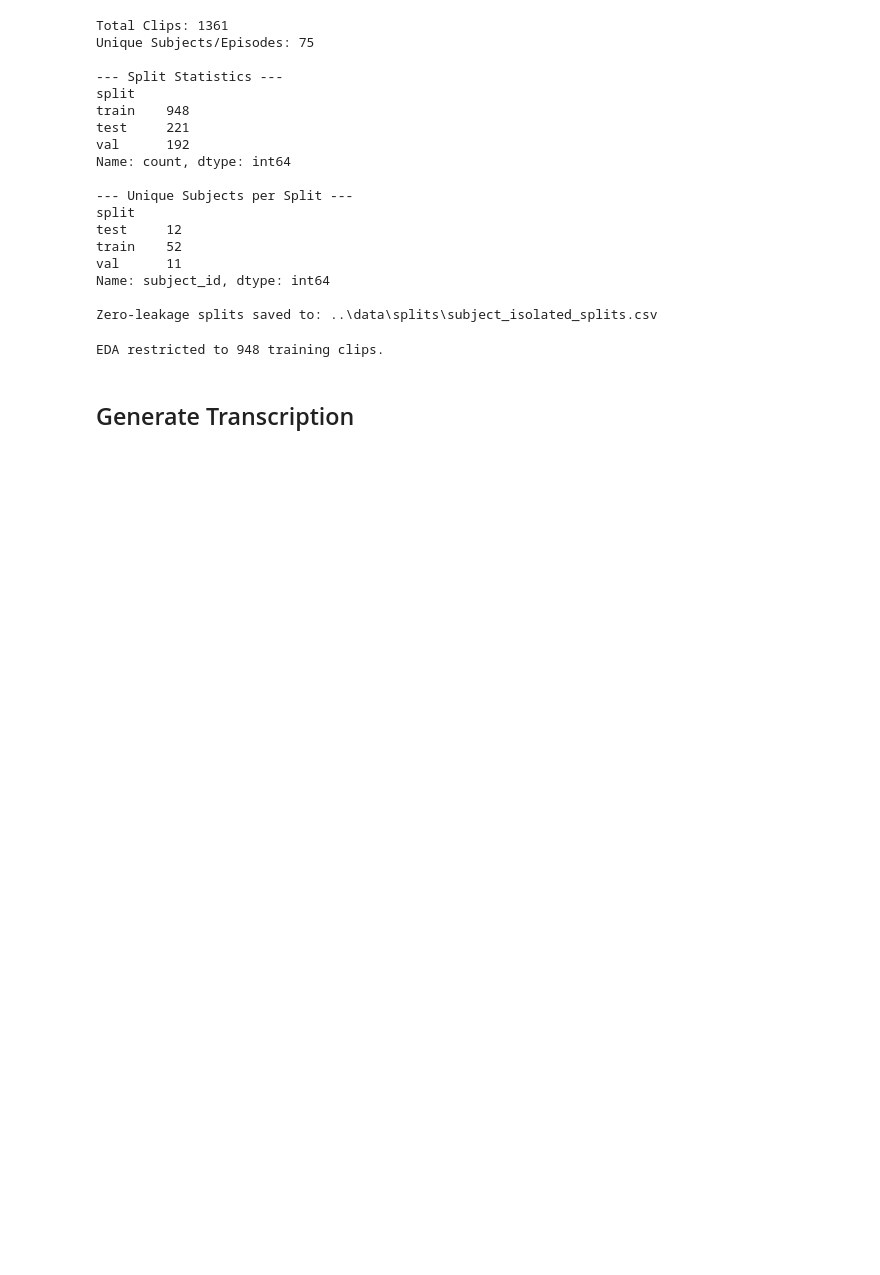
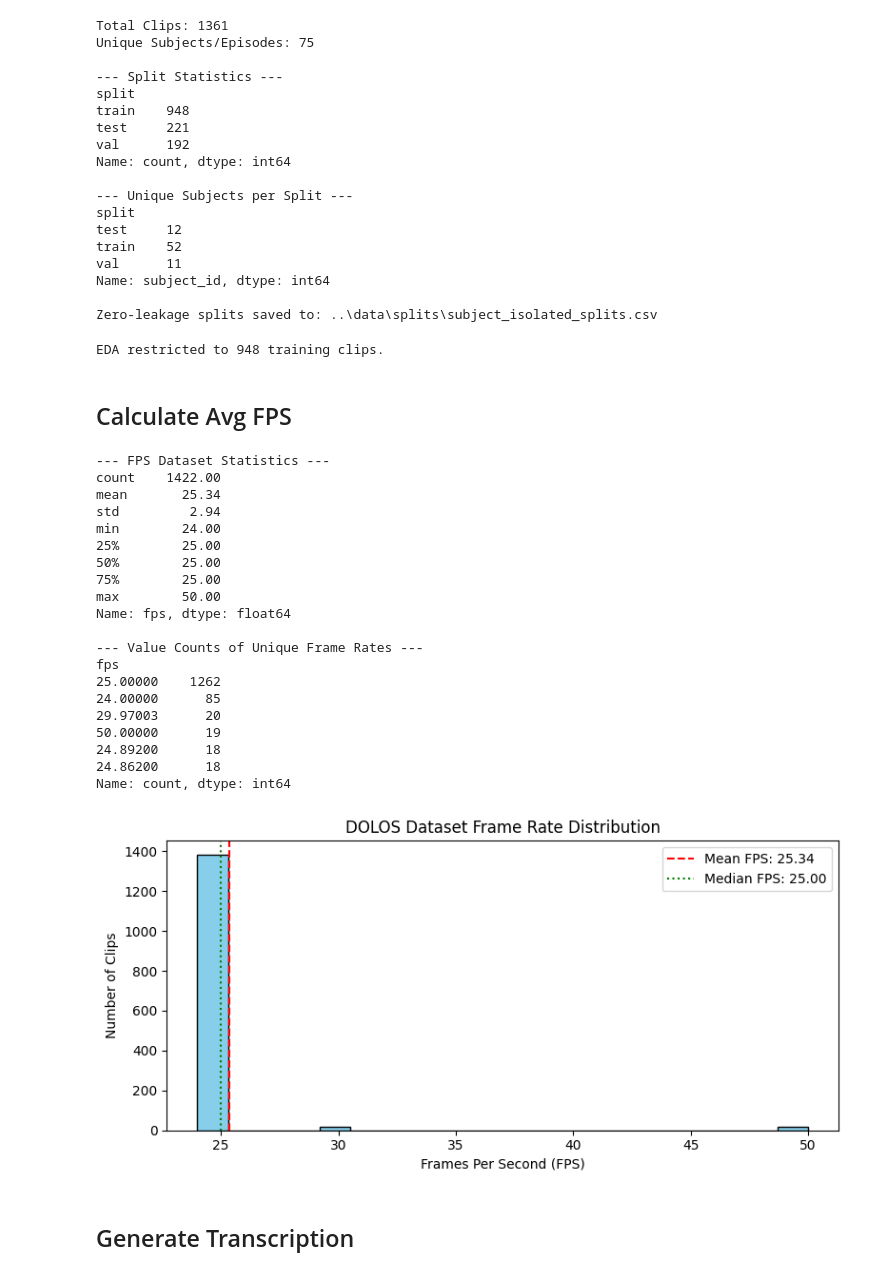
Before and after one commit to Multimodal-Deception-Detector-Grad-Proj/multimodal-deception-detector-backbone-model, a Jupyter notebook: notebooks/03_eda_linguistic.ipynb, the cells around one changed output. Saved outputs shown, nothing was run; the diff lists cells and outputs as text; code cells hidden in the pictures; blank space fills up the shorter version.

```diff
--- a/notebooks/03_eda_linguistic.ipynb
+++ b/notebooks/03_eda_linguistic.ipynb
@@ -240,6 +240,85 @@ train_df = df[df['split'] == 'train'].copy()
 print(f"EDA restricted to {len(train_df)} training clips.")
 # %% [output]
 EDA restricted to 948 training clips.
+# %% [markdown]
+## Calculate Avg FPS
+# %%
+from pathlib import Path
+import pandas as pd
+import numpy as np
+import matplotlib.pyplot as plt
+import av
+
+CLIPS_DIR = Path("../data/raw/dolos_clips")
+video_files = sorted(list(CLIPS_DIR.glob("*.mp4")))
+
+fps_records = []
+
+for p in video_files:
+    try:
+        with av.open(str(p)) as container:
+            stream = container.streams.video[0]
+            # average_rate is an av.Fraction object (e.g., 30000/1001 or 25/1)
+            if stream.average_rate is not None:
+                fps = float(stream.average_rate)
+            else:
+                fps = float(stream.guessed_rate)
+            fps_records.append({
+                "clip_id": p.stem.replace(" ", ""),
+                "fps": fps,
+                "width": stream.width,
+                "height": stream.height
+            })
+    except Exception as e:
+        fps_records.append({
+            "clip_id": p.stem.replace(" ", ""),
+            "fps": np.nan,
+            "width": None,
+            "height": None
+        })
+
+fps_df = pd.DataFrame(fps_records)
+
+# Summary statistics
+print("--- FPS Dataset Statistics ---")
+print(fps_df["fps"].describe().round(2))
+
+print("\n--- Value Counts of Unique Frame Rates ---")
+print(fps_df["fps"].value_counts(dropna=False).head(10))
+
+# Plotting the distribution
+plt.figure(figsize=(8, 4))
+plt.hist(fps_df["fps"].dropna(), bins=20, edgecolor="black", color="skyblue")
+plt.axvline(fps_df["fps"].mean(), color="red", linestyle="--", label=f"Mean FPS: {fps_df['fps'].mean():.2f}")
+plt.axvline(fps_df["fps"].median(), color="green", linestyle=":", label=f"Median FPS: {fps_df['fps'].median():.2f}")
+plt.xlabel("Frames Per Second (FPS)")
+plt.ylabel("Number of Clips")
+plt.title("DOLOS Dataset Frame Rate Distribution")
+plt.legend()
+plt.tight_layout()
+plt.show()
+# %% [output]
+--- FPS Dataset Statistics ---
+count    1422.00
+mean       25.34
+std         2.94
+min        24.00
+25%        25.00
+50%        25.00
+75%        25.00
+max        50.00
+Name: fps, dtype: float64
+
+--- Value Counts of Unique Frame Rates ---
+fps
+25.00000    1262
+24.00000      85
+29.97003      20
+50.00000      19
+24.89200      18
+24.86200      18
+Name: count, dtype: int64
+[figure, added]
 # %% [markdown]
 ## Generate Transcription
 # %%
```
Also changed, not shown: parts of 4 cells of this notebook.
